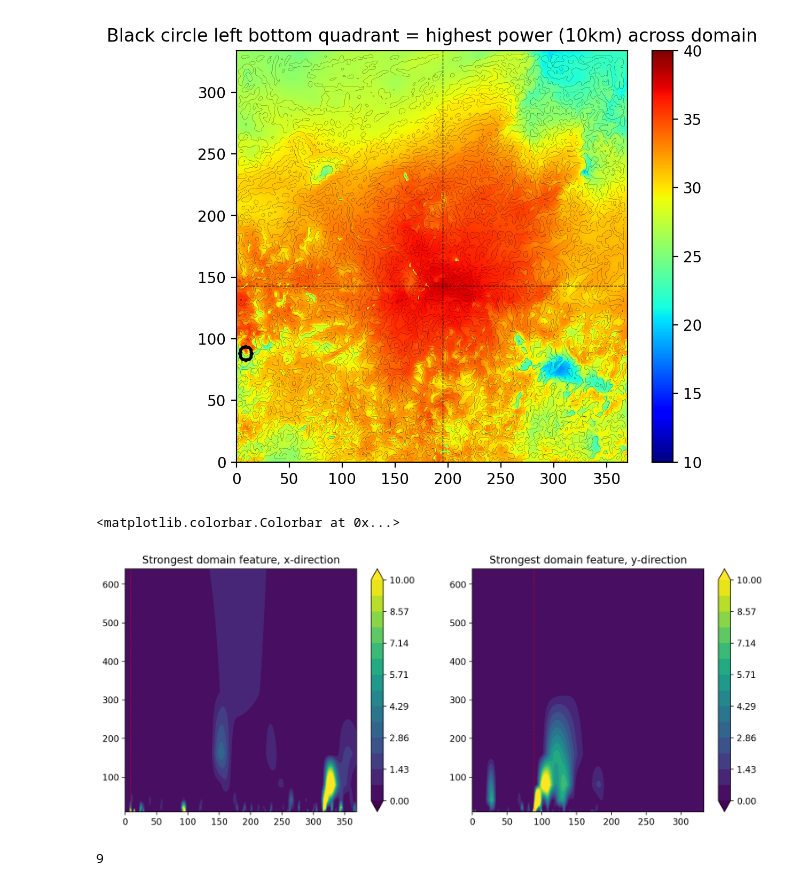
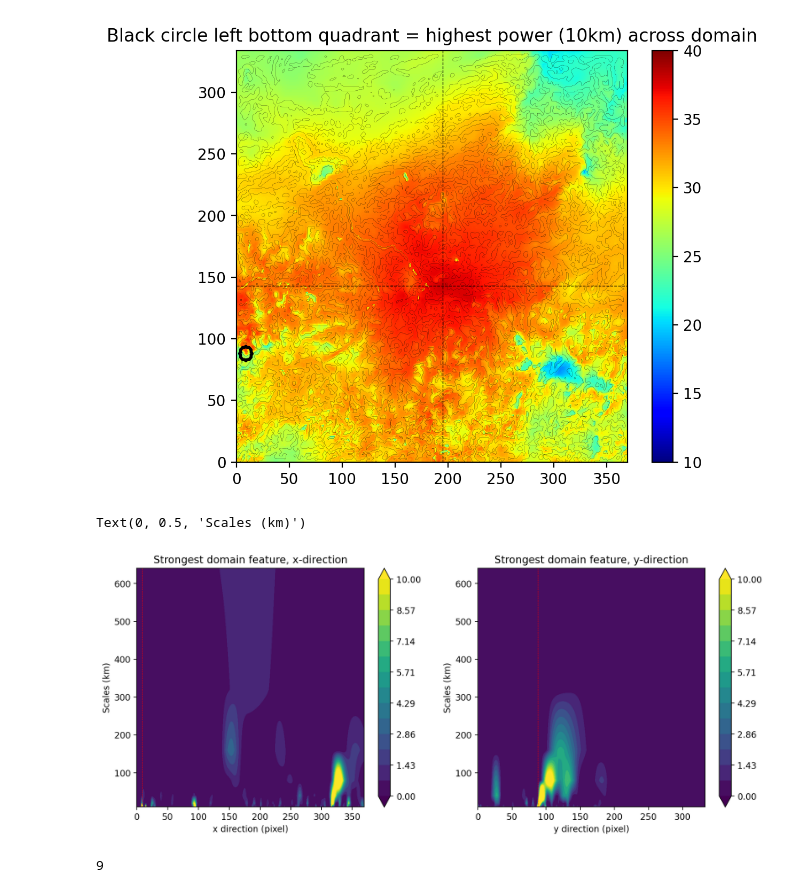
Before and after one commit to cornkle/LMCS, a Jupyter notebook: land_wavelet/landwav_example_temperatures.ipynb, the cells around one changed output. Saved outputs shown, nothing was run; the diff lists cells and outputs as text; code cells hidden in the pictures.

```diff
--- a/land_wavelet/landwav_example_temperatures.ipynb
+++ b/land_wavelet/landwav_example_temperatures.ipynb
@@ -229,23 +239,28 @@ Text(0.5, 1.0, 'Black circle left bottom quadrant = highest power (10km) across
 # %%
 ### Horizontal power cross-section through Tmax point showing all power values
 
 f = plt.figure(figsize=(13,11), dpi=200)
 
 ax = f.add_subplot(221)
 
 plt.contourf(np.arange(wObj.power.shape[2]), wObj.scales, wObj.power[:,wpos[1], : ], levels=np.linspace(0,10,15), extend='both')
 plt.title('Strongest domain feature, x-direction')
 ax.axvline(wpos[2], color='r', linestyle='dashed', linewidth=0.5)
 plt.colorbar()
+plt.xlabel('x direction (pixel)')
+plt.ylabel('Scales (km)')
+
 
 ax = f.add_subplot(222)
 plt.contourf(np.arange(wObj.power.shape[1]), wObj.scales, wObj.power[:, : , wpos[2]], levels=np.linspace(0,10,15), extend='both')
 plt.title('Strongest domain feature, y-direction')
 ax.axvline(wpos[1], color='r', linestyle='dashed', linewidth=0.5)
 plt.colorbar()
+plt.xlabel('y direction (pixel)')
+plt.ylabel('Scales (km)')
 # %% [output]
-<matplotlib.colorbar.Colorbar at 0x...>
+Text(0, 0.5, 'Scales (km)')
-[figure, old version]
+[figure, new version]
 # %%
 wpos[2]
 # %% [output]
```
Also changed, not shown: parts of 4 cells of this notebook.
